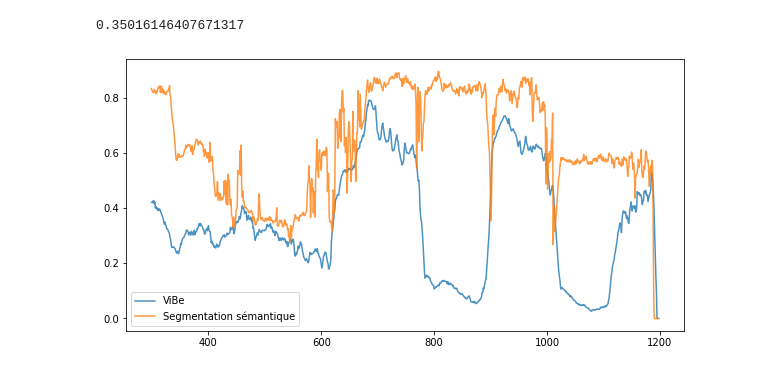
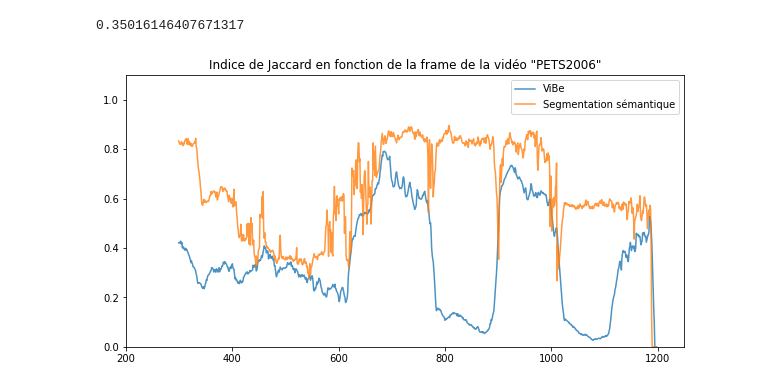
Before and after one commit to GuillaumeGirouard/INF6804, a Jupyter notebook: TP2/tp2.ipynb, the cells around one changed output. Saved outputs shown, nothing was run; the diff lists cells and outputs as text; code cells hidden in the pictures.

```diff
--- a/TP2/tp2.ipynb
+++ b/TP2/tp2.ipynb
@@ -123,19 +123,19 @@ output_data_sem_seg,output_data_vibe=output_dataset(labels)
 # %%
 nb_image,input_data,groundTruth_data=init_dataset(labels)
 # %%
-im_out=io.imread(output_data_vibe["pedestrians"][1010])
-im_out=io.imread(output_data_sem_seg["pedestrians"][1010])
+im_out=io.imread(output_data_vibe["pedestrians"][370])
+im_out=io.imread(output_data_sem_seg["pedestrians"][370])
 im_out[im_out==188]=255
-grdtruth=io.imread(groundTruth_data["pedestrians"][1010])
+grdtruth=io.imread(groundTruth_data["pedestrians"][370])
 #grdtruth[grdtruth>=170]=255
-grdtruth[grdtruth>=50]=255
+#grdtruth[grdtruth>=50]=255
 
 #sol pour plus de perf pour vibe
 #im_out=cv2.blur(im_out,(5,5))
 #im_out[im_out!=0]=255 -> seuil(ici =0) réglable
 
-#grdtruth[grdtruth<=170]=0
-#grdtruth[grdtruth<=50]=0
+grdtruth[grdtruth<=170]=0
+grdtruth[grdtruth<=50]=0
 plt.imshow(grdtruth,cmap="gray")
 plt.show()
 plt.imshow(im_out,cmap="gray")
@@ -1945,9 +1937,9 @@ for i in range(len(groundtruth_of_label)-1):
     out_sem_seg[out_sem_seg==188]=255
     out_vibe=io.imread(output_data_vibe[label][i+299])
     grdtruth=io.imread(groundtruth_of_label[i])
-    #grdtruth[grdtruth<=170]=0
-    grdtruth[grdtruth>=50]=255
-    #grdtruth[grdtruth<=50]=0
+    grdtruth[grdtruth<=170]=0
+    #grdtruth[grdtruth>=50]=255
+    grdtruth[grdtruth<=50]=0
     jaccard_coeff_vibe.append(jaccardCoeff(out_vibe,grdtruth))
     jaccard_coeff_sem_seg.append(jaccardCoeff(out_sem_seg,grdtruth))
 # %%
@@ -1978,0 +1979,15 @@ plt.show()
+# %%
+label="pedestrians"
+jaccard_coeff_vibe=[]
+jaccard_coeff_sem_seg=[]
+target_frames=list(range(344,430))+list(range(579,666))+list(range(858,1010))
+for i in target_frames:
+    out_sem_seg=io.imread(output_data_sem_seg[label][i])
+    out_sem_seg[out_sem_seg==188]=255
+    out_vibe=io.imread(output_data_vibe[label][i])
+    grdtruth=io.imread(groundTruth_data[label][i])
+    grdtruth[grdtruth<=170]=0
+    #grdtruth[grdtruth>=50]=255
+    grdtruth[grdtruth<=50]=0
+    jaccard_coeff_vibe.append(jaccardCoeff(out_vibe,grdtruth))
+    jaccard_coeff_sem_seg.append(jaccardCoeff(out_sem_seg,grdtruth))
@@ -2024,8 +2080,11 @@ np.mean(jaccard_coeff_vibe)
 # %%
 plt.figure(figsize=(10,5))
 plt.plot(range(299,len(groundtruth_of_label)+298),jaccard_coeff_vibe,alpha=0.8,label="ViBe")
 plt.plot(range(299,len(groundtruth_of_label)+298),jaccard_coeff_sem_seg,alpha=0.8,label="Segmentation sémantique")
+plt.title('Indice de Jaccard en fonction de la frame de la vidéo "PETS2006"')
+plt.ylim([0,1.1])
+plt.xlim([200,1250])
 plt.legend()
 plt.show()
 # %% [output]
-[figure, old version]
+[figure, new version]
```
Also changed, not shown: parts of 15 cells of this notebook.
